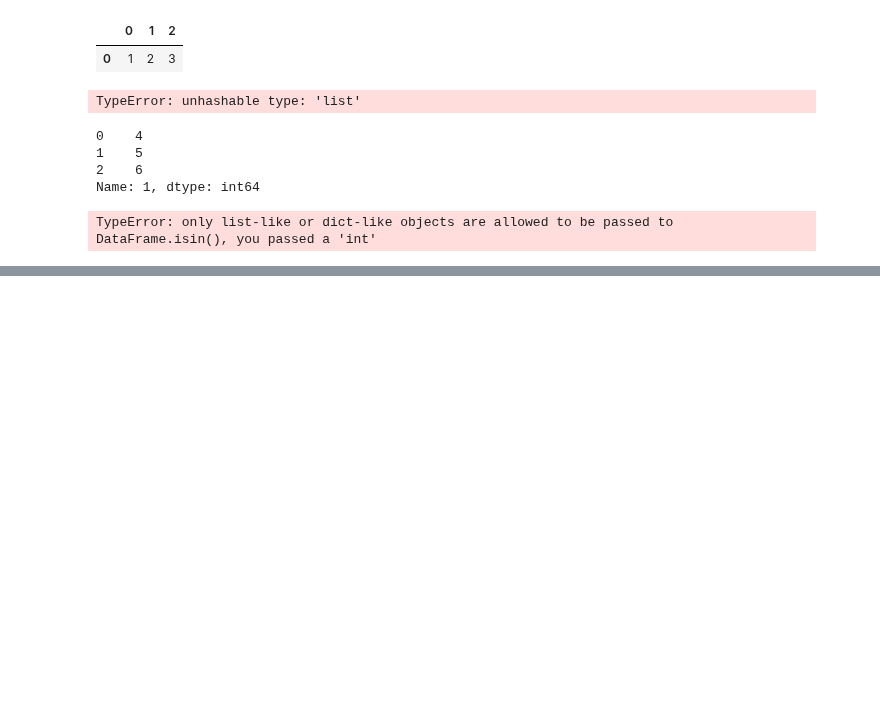
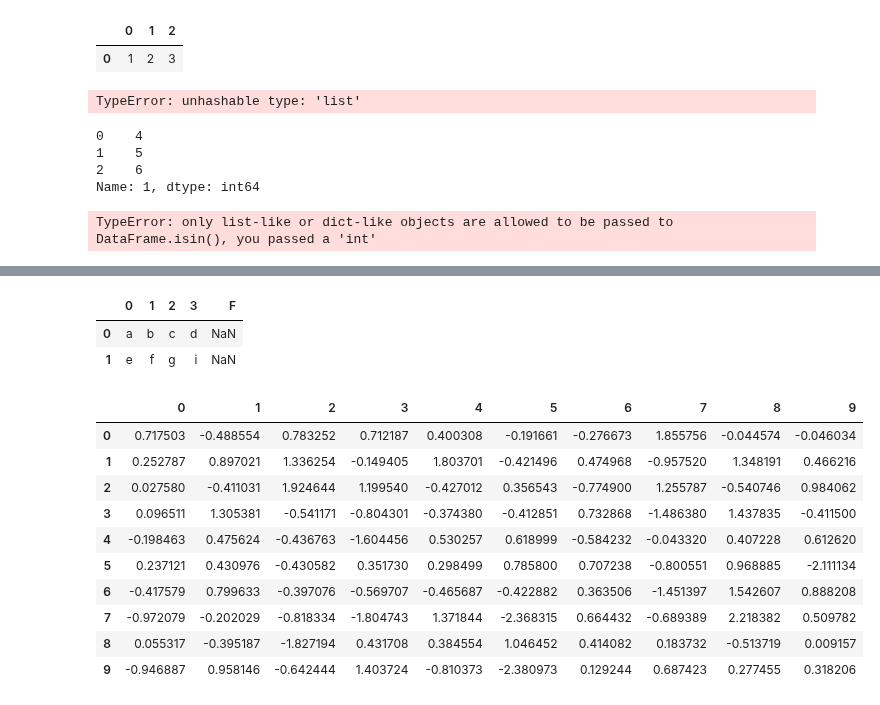
Before and after one commit to pyodolski/python-study, a Jupyter notebook: lab5-2.ipynb, the cells around one changed output, grey strips where cells are left out. Saved outputs shown, nothing was run; the diff lists cells and outputs as text; code cells hidden in the pictures; blank space fills up the shorter version.

```diff
--- a/lab5-2.ipynb
+++ b/lab5-2.ipynb
@@ -47,0 +109,22 @@ TypeError: only list-like or dict-like objects are allowed to be passed to DataF
+# %%
+df
+# %% [output]
+|  | 0 | 1 | 2 | 3 | F |
+| 0 | a | b | c | d | NaN |
+| 1 | e | f | g | i | NaN |
+# %%
+df = pd.DataFrame(np.random.randn(100).reshape(10,10))
+# %%
+df
+# %% [output]
+|  | 0 | 1 | 2 | 3 | 4 | 5 | 6 | 7 | 8 | 9 |
+| 0 | 0.717503 | -0.488554 | 0.783252 | 0.712187 | 0.400308 | -0.191661 | -0.276673 | 1.855756 | -0.044574 | -0.046034 |
+| 1 | 0.252787 | 0.897021 | 1.336254 | -0.149405 | 1.803701 | -0.421496 | 0.474968 | -0.957520 | 1.348191 | 0.466216 |
+| 2 | 0.027580 | -0.411031 | 1.924644 | 1.199540 | -0.427012 | 0.356543 | -0.774900 | 1.255787 | -0.540746 | 0.984062 |
+| 3 | 0.096511 | 1.305381 | -0.541171 | -0.804301 | -0.374380 | -0.412851 | 0.732868 | -1.486380 | 1.437835 | -0.411500 |
+| 4 | -0.198463 | 0.475624 | -0.436763 | -1.604456 | 0.530257 | 0.618999 | -0.584232 | -0.043320 | 0.407228 | 0.612620 |
+| 5 | 0.237121 | 0.430976 | -0.430582 | 0.351730 | 0.298499 | 0.785800 | 0.707238 | -0.800551 | 0.968885 | -2.111134 |
+| 6 | -0.417579 | 0.799633 | -0.397076 | -0.569707 | -0.465687 | -0.422882 | 0.363506 | -1.451397 | 1.542607 | 0.888208 |
+| 7 | -0.972079 | -0.202029 | -0.818334 | -1.804743 | 1.371844 | -2.368315 | 0.664432 | -0.689389 | 2.218382 | 0.509782 |
+| 8 | 0.055317 | -0.395187 | -1.827194 | 0.431708 | 0.384554 | 1.046452 | 0.414082 | 0.183732 | -0.513719 | 0.009157 |
+| 9 | -0.946887 | 0.958146 | -0.642444 | 1.403724 | -0.810373 | -2.380973 | 0.129244 | 0.687423 | 0.277455 | 0.318206 |
```
Also changed, not shown: parts of 22 cells of this notebook, 36 other files.
